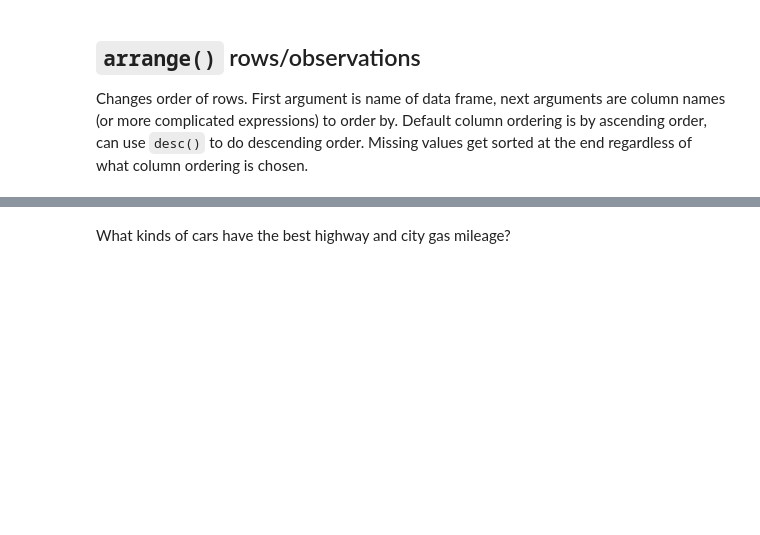
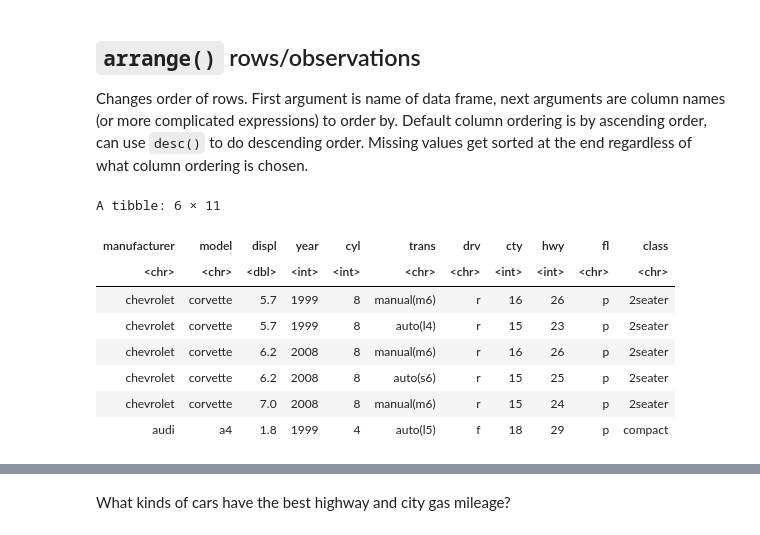
Before and after one commit to compbiocore/ccv_bootcamp_R, a Jupyter notebook: R_Bootcamp_Tidyverse.ipynb, the cells around one changed output, grey strips where cells are left out. Drawn from its saved outputs; the diff is of its cells as text; code cells hidden in the pictures; blank space fills up the shorter version.

```diff
--- a/R_Bootcamp_Tidyverse.ipynb
+++ b/R_Bootcamp_Tidyverse.ipynb
@@ -314,6 +605,16 @@ Changes order of rows. First argument is name of data frame, next arguments are
 # %%
 # arrange/reorder mpg by class
-arrange(mpg, class) %>% head
+dplyr::arrange(mpg, class) %>% head
+# %% [output]
+A tibble: 6 × 11
+| manufacturer | model | displ | year | cyl | trans | drv | cty | hwy | fl | class |
+| <chr> | <chr> | <dbl> | <int> | <int> | <chr> | <chr> | <int> | <int> | <chr> | <chr> |
+| chevrolet | corvette | 5.7 | 1999 | 8 | manual(m6) | r | 16 | 26 | p | 2seater |
+| chevrolet | corvette | 5.7 | 1999 | 8 | auto(l4) | r | 15 | 23 | p | 2seater |
+| chevrolet | corvette | 6.2 | 2008 | 8 | manual(m6) | r | 16 | 26 | p | 2seater |
+| chevrolet | corvette | 6.2 | 2008 | 8 | auto(s6) | r | 15 | 25 | p | 2seater |
+| chevrolet | corvette | 7.0 | 2008 | 8 | manual(m6) | r | 15 | 24 | p | 2seater |
+| audi | a4 | 1.8 | 1999 | 4 | auto(l5) | f | 18 | 29 | p | compact |
 # %%
 # arrange/reorder data frame with 2seaters filtered out by class
 # 2seaters does not appear which is as it should be
```
Also changed, not shown: parts of 63 cells of this notebook.
